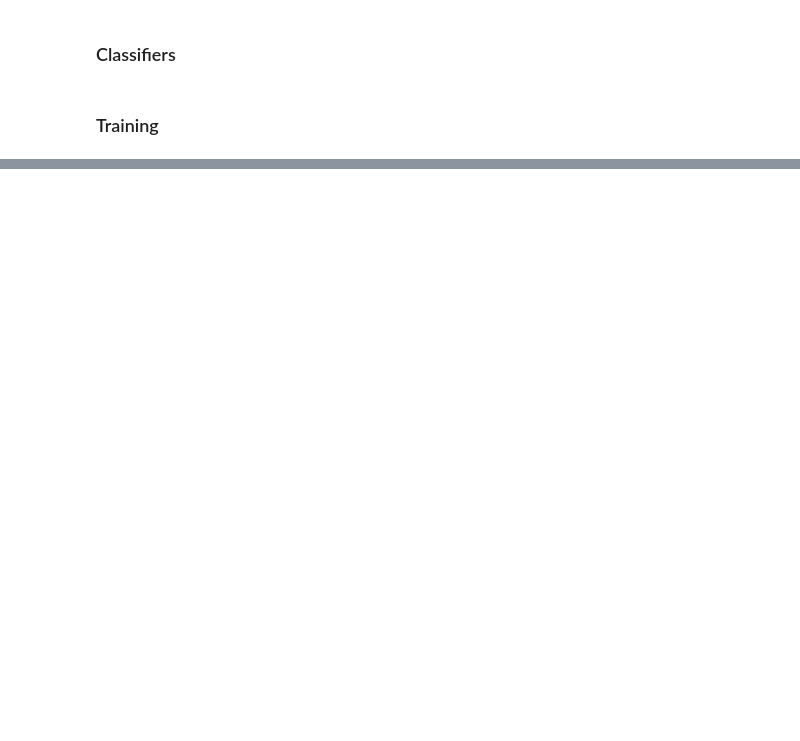
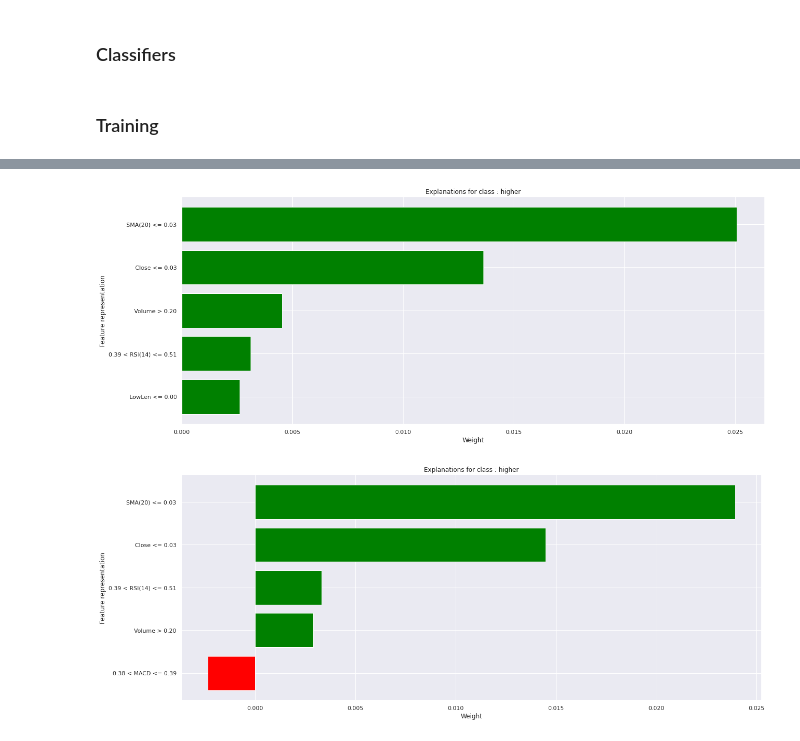
Before and after one commit to Naralas/StonksMarketPrediction, a Jupyter notebook: notebooks/StockPriceTendencyPrediction.ipynb, the cells around one changed output, grey strips where cells are left out. Saved outputs shown, nothing was run; the diff lists cells and outputs as text; code cells hidden in the pictures; blank space fills up the shorter version.

```diff
--- a/notebooks/StockPriceTendencyPrediction.ipynb
+++ b/notebooks/StockPriceTendencyPrediction.ipynb
@@ -313,9 +243,0 @@ Optimal number of features : 2
-# %%
-svc = SVC(kernel="linear", gamma='scale', C=100, class_weight=class_weights)
-
-selector = RFE(svc, n_features_to_select=10, step=1)
-selector = selector.fit(X_train, y_train)
-#feature_ranks = df
-
-for i, col in enumerate(data_columns):
-    print(f"[{col}] : selected : {selector.support_[i]}, rank : {selector.ranking_[i]}")
@@ -340,8 +243,0 @@ for i, col in enumerate(data_columns):
-# %%
-from sklearn.feature_selection import SequentialFeatureSelector
-n_features = 10
-sfs = SequentialFeatureSelector(svc, n_features_to_select=n_features, cv=5, n_jobs=6)
-sfs.fit(X_train, y_train)
-
-for i, col in enumerate(data_columns):
-    print(f"[{col}] : selected : {sfs.support_[i]}")
@@ -365,0 +256,34 @@ for i, col in enumerate(data_columns):
+# %%
+import lime
+from lime import lime_tabular, submodular_pick
+
+def explain_clf(predict_func, X_train, y_train, data_columns, class_names, n_exps):
+    explainer = lime_tabular.LimeTabularExplainer(X_train, training_labels=y_train,
+                                                   discretize_continuous = True,
+                                                   feature_names=data_columns, class_names=class_names,
+                                                   verbose=False, mode='classification')
+
+    sp_obj = submodular_pick.SubmodularPick(explainer, X_train, predict_func, sample_size=n_exps, num_features=5, num_exps_desired=1)
+    for exp in sp_obj.explanations:
+        label = list(exp.as_map().keys())[0]
+        fig = exp.as_pyplot_figure(label=label)
+        ax = plt.gca()
+        ax.set_ylabel('Feature representation')
+        ax.set_xlabel('Weight')
+        ax.set_title(f"Explanations for class : {class_names[label]}")
+        exp.show_in_notebook(show_table=True)
+
+    return exp
+
+    """i = 12
+    print(clf.predict((X_test[i]).reshape(1, -1)))
+    exp = explainer.explain_instance(X_test[i], clf.predict_proba, num_features=5, top_labels=3)
+    exp.show_in_notebook(show_table=True)
+    print(exp.as_list())
+    #pd.DataFrame(exp.as_list())
+
+    exp.as_pyplot_figure()
+    plt.show()"""
+
+exp = explain_clf(clf_dict['SVM'].predict_proba, X_train, y_train, data_columns, ['lower', 'stay', 'higher'], n_exps=2)
+# %% [output]
@@ -365,0 +292,2 @@ for i, col in enumerate(data_columns):
+[figure, added]
+[figure, added]
```
Also changed, not shown: parts of 19 cells of this notebook, 16 other files.
